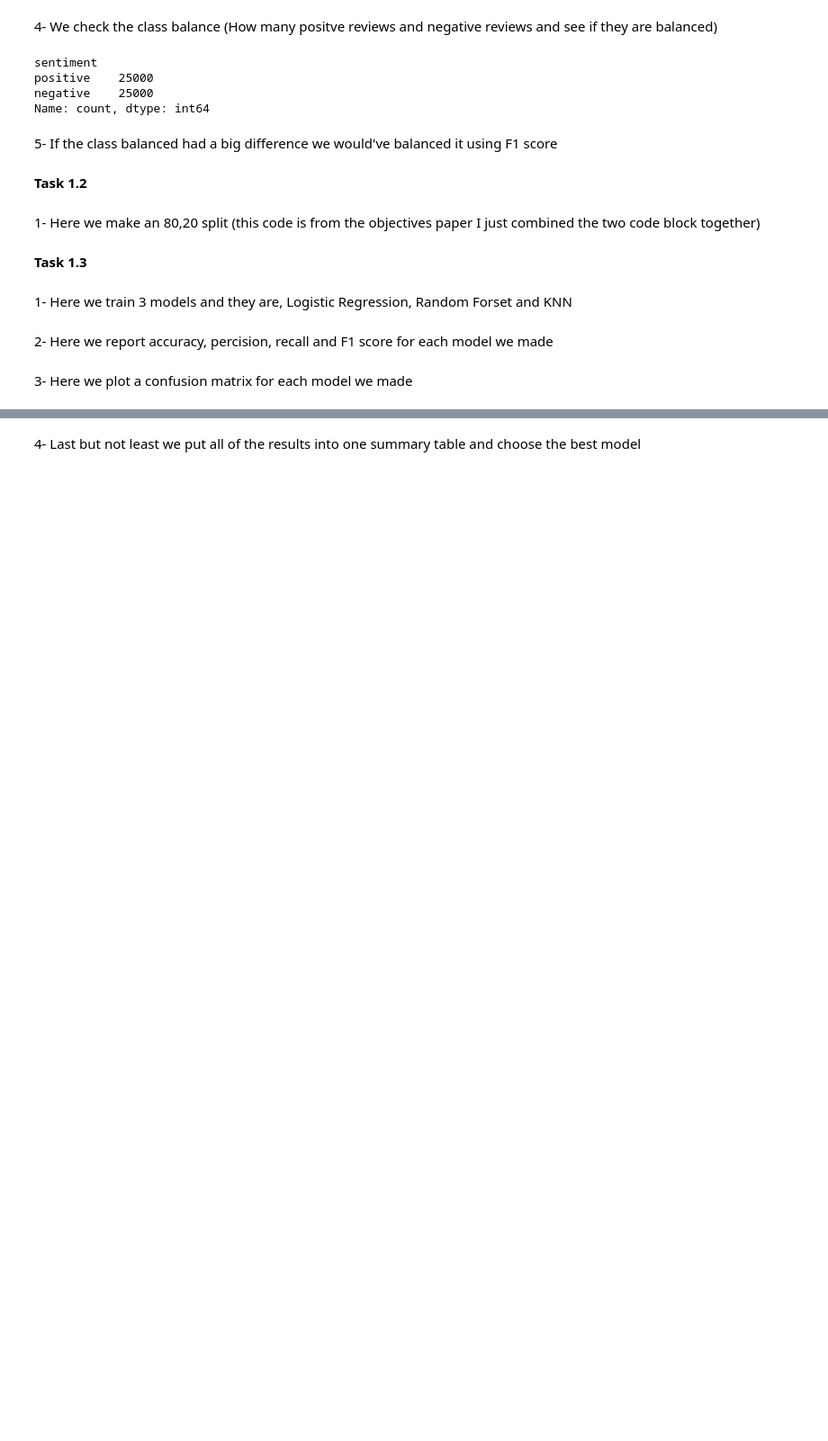
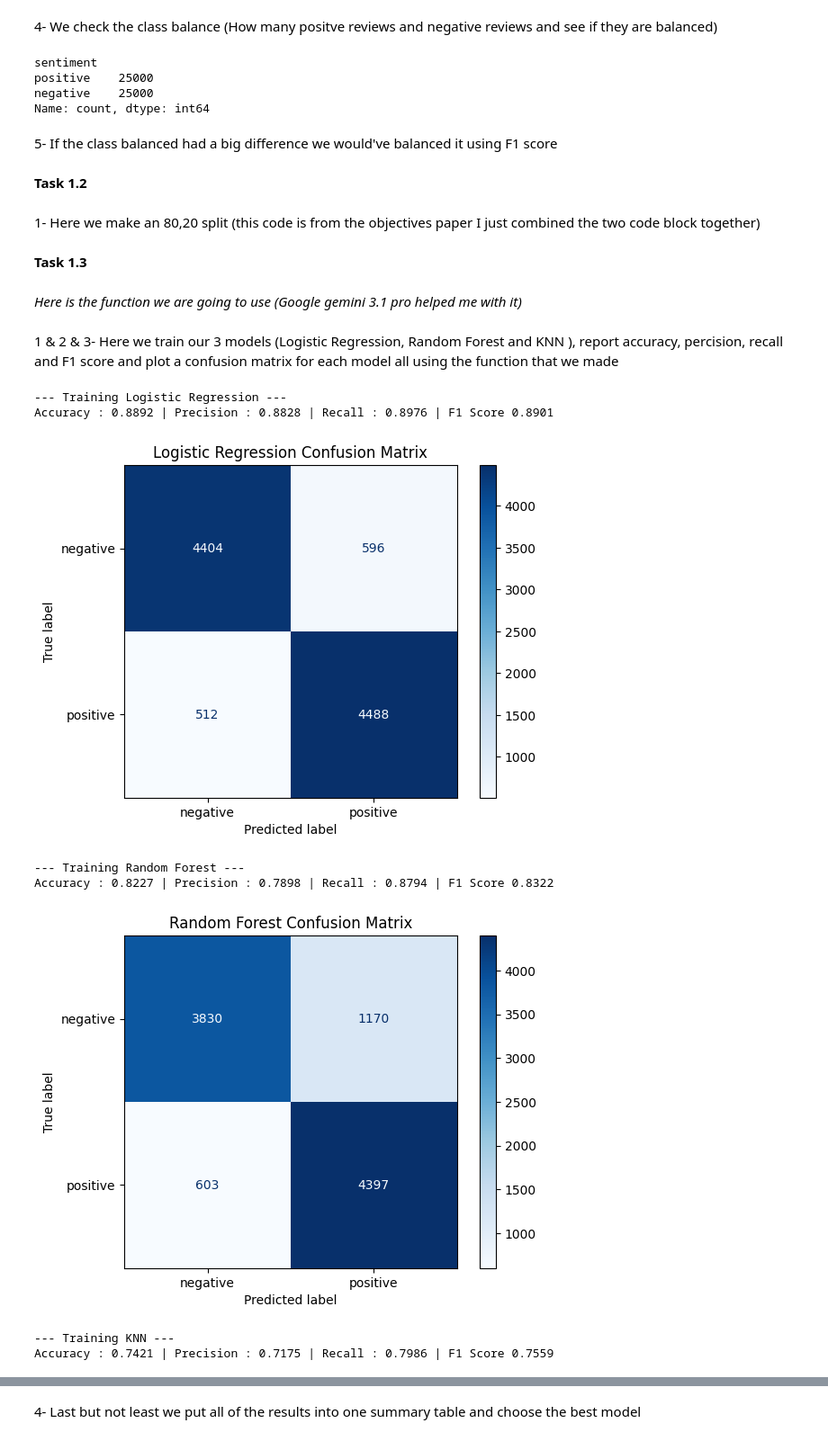
Before and after one commit to Eyadalmiman/Student-Capstone-Project-ML-, a Jupyter notebook: Step_1.ipynb, the cells around one changed output, grey strips where cells are left out. Shown at 90% size. Cells and saved outputs as stored; diff of their text form; code cells hidden in the pictures; blank space fills up the shorter version.

```diff
--- a/Step_1.ipynb
+++ b/Step_1.ipynb
@@ -82,9 +87,52 @@ X_train = tfidf.fit_transform(X_train) # learn vocab on train only
 X_test = tfidf.transform(X_test) # apply to test (no fitting!)
 # %% [markdown]
 **Task 1.3**
-# %% [markdown]
-1- Here we train 3 models and they are, Logistic Regression, Random Forset and KNN
+# %% [markdown]
+*Here is the function we are going to use (Google gemini 3.1 pro helped me with it)*
+# %%
+results = {}
+
+def evaluate_model(model_name, model, X_train, y_train, X_test, y_test):
+
+    print(f"--- Training {model_name} ---")
+
+    model.fit(X_train, y_train)
+    y_pred = model.predict(X_test)
+    acc = accuracy_score(y_test, y_pred)
+    prec = precision_score(y_test, y_pred, pos_label = "positive")
+    rec = recall_score(y_test, y_pred, pos_label = "positive")
+    f1 = f1_score(y_test, y_pred, pos_label = "positive")
+
+    results[model_name] = {
+        "Accuracy" : acc,
+        "Precision" : prec,
+        "Recall" : rec,
+        'F1 Score' : f1
+    }
+
+    print(f"Accuracy : {acc:.4f} | Precision : {prec:.4f} | Recall : {rec:.4f} | F1 Score {f1:.4f}")
+
+    cm = confusion_matrix(y_test, y_pred)
+    disp =  ConfusionMatrixDisplay(confusion_matrix = cm, display_labels = model.classes_)
+    disp.plot(cmap = "Blues")
+    plt.title(f"{model_name} Confusion Matrix")
+    plt.show()
 # %% [markdown]
-2- Here we report accuracy, percision, recall and F1 score for each model we made
+1 & 2 & 3- Here we train our 3 models (Logistic Regression, Random Forest and KNN ), report accuracy, percision, recall and F1 score and plot a confusion matrix for each model all using the function that we made
-# %% [markdown]
-3- Here we plot a confusion matrix for each model we made
+# %%
+logReg = LogisticRegression(max_iter = 1000, random_state = 42)
+RF = RandomForestClassifier(n_estimators = 100, max_depth = 10, random_state = 42)
+KNN = KNeighborsClassifier(n_neighbors = 5)
+
+evaluate_model("Logistic Regression", logReg, X_train, y_train, X_test, y_test)
+evaluate_model("Random Forest", RF, X_train, y_train, X_test, y_test)
+evaluate_model("KNN", KNN, X_train, y_train, X_test, y_test)
+# %% [output]
+--- Training Logistic Regression ---
+Accuracy : 0.8892 | Precision : 0.8828 | Recall : 0.8976 | F1 Score 0.8901
+[figure, added]
+--- Training Random Forest ---
+Accuracy : 0.8227 | Precision : 0.7898 | Recall : 0.8794 | F1 Score 0.8322
+[figure, added]
+--- Training KNN ---
+Accuracy : 0.7421 | Precision : 0.7175 | Recall : 0.7986 | F1 Score 0.7559
```
Also changed, not shown: parts of 4 cells of this notebook.
